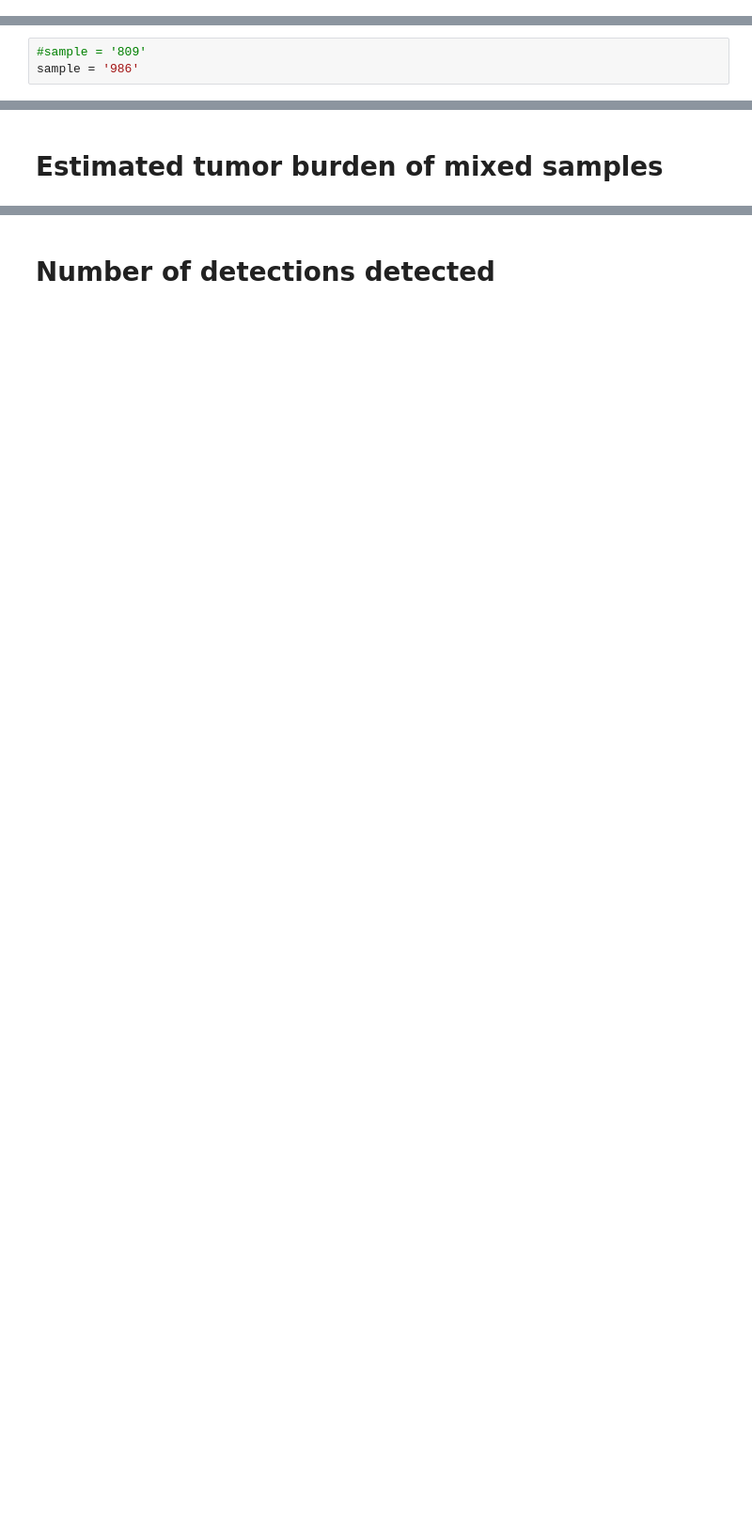
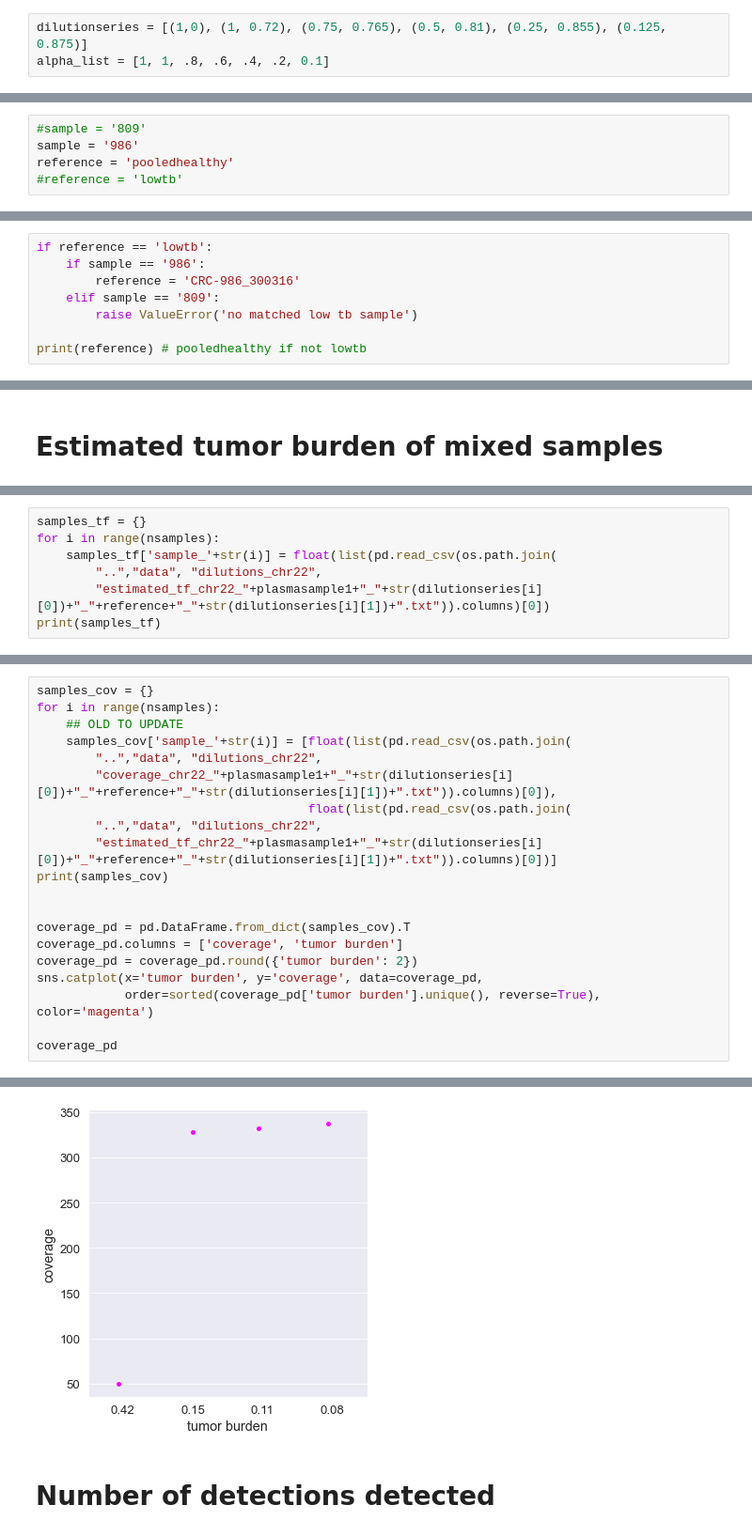
Before and after one commit to hanaecarrie/cfdna_snv_benchmark, a Jupyter notebook: analysis/dilution_effect_samecoverage_consensus_new.ipynb, the cells around one changed output, grey strips where cells are left out. Shown at 94% size. Drawn from its saved outputs; the diff is of its cells as text; blank space fills up the shorter version.

```diff
--- a/analysis/dilution_effect_samecoverage_consensus_new.ipynb
+++ b/analysis/dilution_effect_samecoverage_consensus_new.ipynb
@@ -47 +59,4 @@ sns.set_palette("deep")
+# %%
+dilutionseries = [(1,0), (1, 0.72), (0.75, 0.765), (0.5, 0.81), (0.25, 0.855), (0.125, 0.875)]
+alpha_list = [1, 1, .8, .6, .4, .2, 0.1]
 # %% [markdown]
@@ -49,5 +64,7 @@ sns.set_palette("deep")
 # %%
 #sample = '809'
 sample = '986'
+reference = 'pooledhealthy'
+#reference = 'lowtb'
 # %%
 if sample == '809':
@@ -171,0 +78,8 @@ sample_5.head()
+# %%
+if reference == 'lowtb':
+    if sample == '986':
+        reference = 'CRC-986_300316'
+    elif sample == '809':
+        raise ValueError('no matched low tb sample')
+
+print(reference) # pooledhealthy if not lowtb
@@ -272,0 +215,7 @@ print(samples_tf)
+# %%
+samples_tf = {}
+for i in range(nsamples):
+    samples_tf['sample_'+str(i)] = float(list(pd.read_csv(os.path.join(
+        "..","data", "dilutions_chr22",
+        "estimated_tf_chr22_"+plasmasample1+"_"+str(dilutionseries[i][0])+"_"+reference+"_"+str(dilutionseries[i][1])+".txt")).columns)[0])
+print(samples_tf)
@@ -272,0 +226,21 @@ print(samples_tf)
+# %%
+samples_cov = {}
+for i in range(nsamples):
+    ## OLD TO UPDATE
+    samples_cov['sample_'+str(i)] = [float(list(pd.read_csv(os.path.join(
+        "..","data", "dilutions_chr22",
+        "coverage_chr22_"+plasmasample1+"_"+str(dilutionseries[i][0])+"_"+reference+"_"+str(dilutionseries[i][1])+".txt")).columns)[0]),
+                                     float(list(pd.read_csv(os.path.join(
+        "..","data", "dilutions_chr22",
+        "estimated_tf_chr22_"+plasmasample1+"_"+str(dilutionseries[i][0])+"_"+reference+"_"+str(dilutionseries[i][1])+".txt")).columns)[0])]
+print(samples_cov)
+
+
+coverage_pd = pd.DataFrame.from_dict(samples_cov).T
+coverage_pd.columns = ['coverage', 'tumor burden']
+coverage_pd = coverage_pd.round({'tumor burden': 2})
+sns.catplot(x='tumor burden', y='coverage', data=coverage_pd,
+            order=sorted(coverage_pd['tumor burden'].unique(), reverse=True), color='magenta')
+
+coverage_pd
+# %% [output]
@@ -273,2 +253,3 @@ print(samples_tf)
+[figure, added]
 # %% [markdown]
 # Number of detections detected
```
Also changed, not shown: parts of 37 cells of this notebook.
